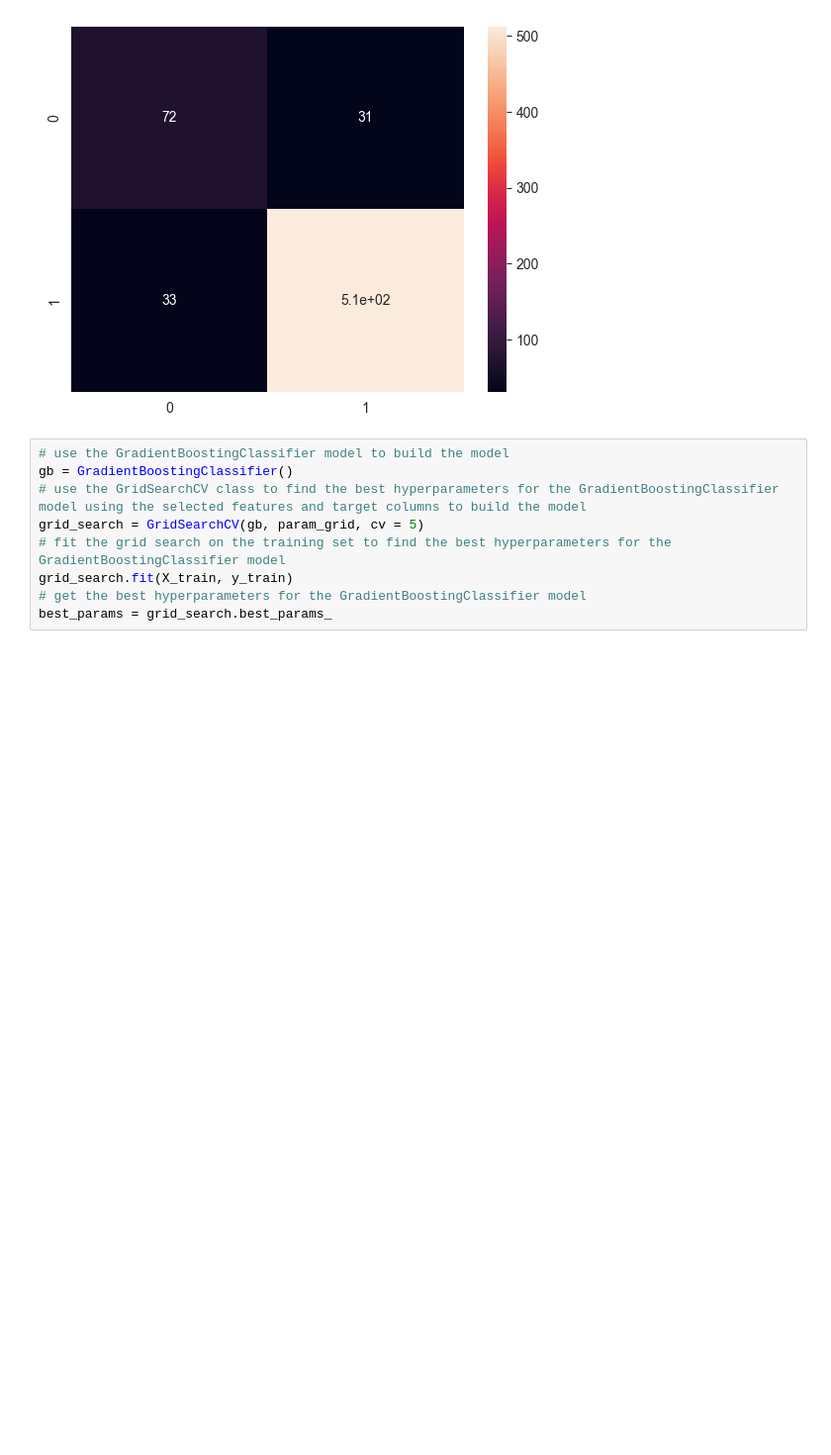
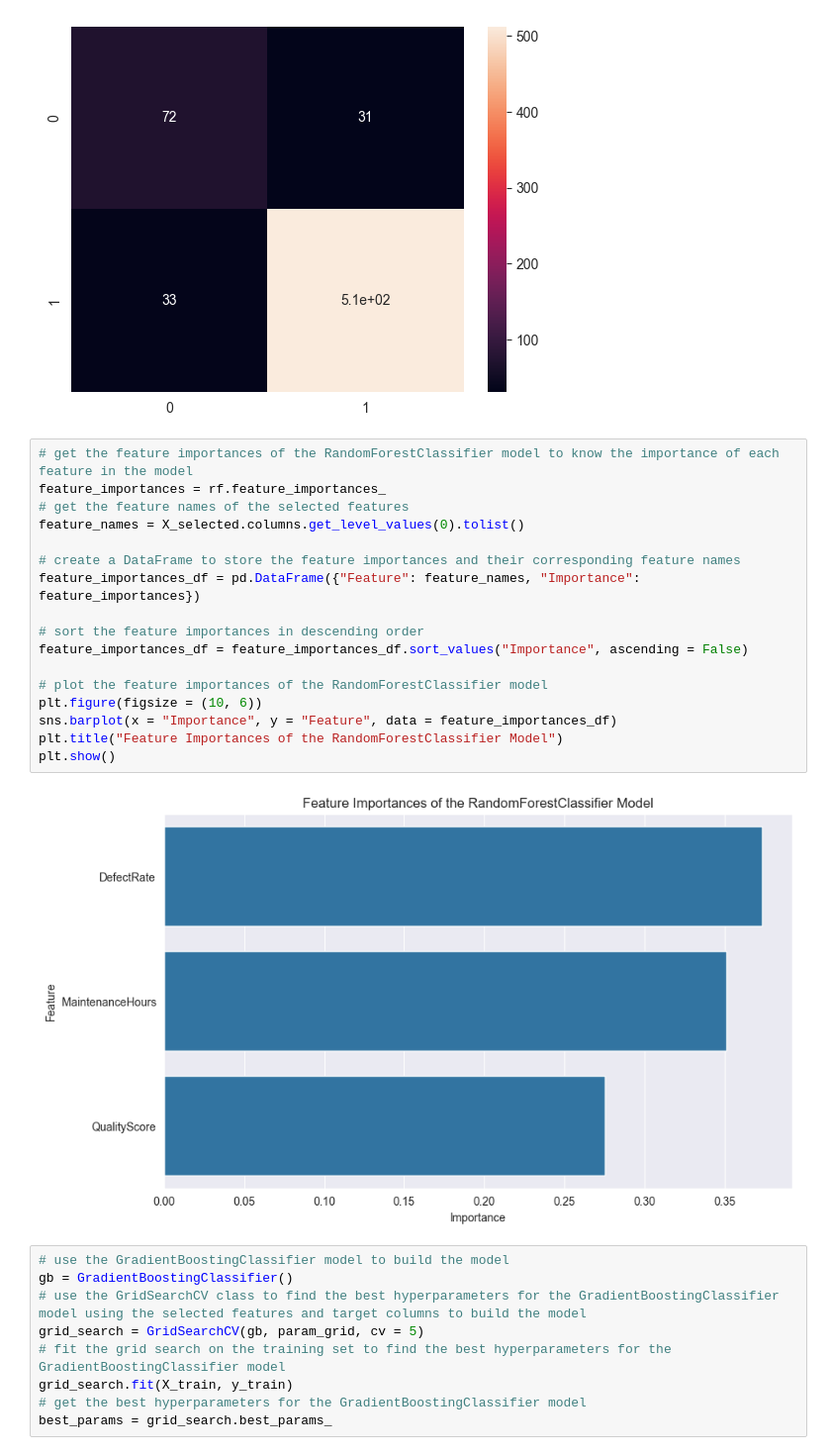
Before and after one commit to KokTeng00/Manufacturing_Defect_Detection, a Jupyter notebook: manufacturing_defect.ipynb, the cells around one changed output. Shown: that part at 99% size. Cells and saved outputs as stored; diff of their text form; blank space fills up the shorter version.

```diff
--- a/manufacturing_defect.ipynb
+++ b/manufacturing_defect.ipynb
@@ -162,6 +162,25 @@ sns.heatmap(conf_matrix, annot = True)
 plt.show()
 # %% [output]
 [figure]
+# %%
+# get the feature importances of the RandomForestClassifier model to know the importance of each feature in the model
+feature_importances = rf.feature_importances_
+# get the feature names of the selected features
+feature_names = X_selected.columns.get_level_values(0).tolist()
+
+# create a DataFrame to store the feature importances and their corresponding feature names
+feature_importances_df = pd.DataFrame({"Feature": feature_names, "Importance": feature_importances})
+
+# sort the feature importances in descending order
+feature_importances_df = feature_importances_df.sort_values("Importance", ascending = False)
+
+# plot the feature importances of the RandomForestClassifier model
+plt.figure(figsize = (10, 6))
+sns.barplot(x = "Importance", y = "Feature", data = feature_importances_df)
+plt.title("Feature Importances of the RandomForestClassifier Model")
+plt.show()
+# %% [output]
+[figure, added]
 # %%
 # use the GradientBoostingClassifier model to build the model
 gb = GradientBoostingClassifier()
```
Also changed, not shown: parts of 3 cells of this notebook.
